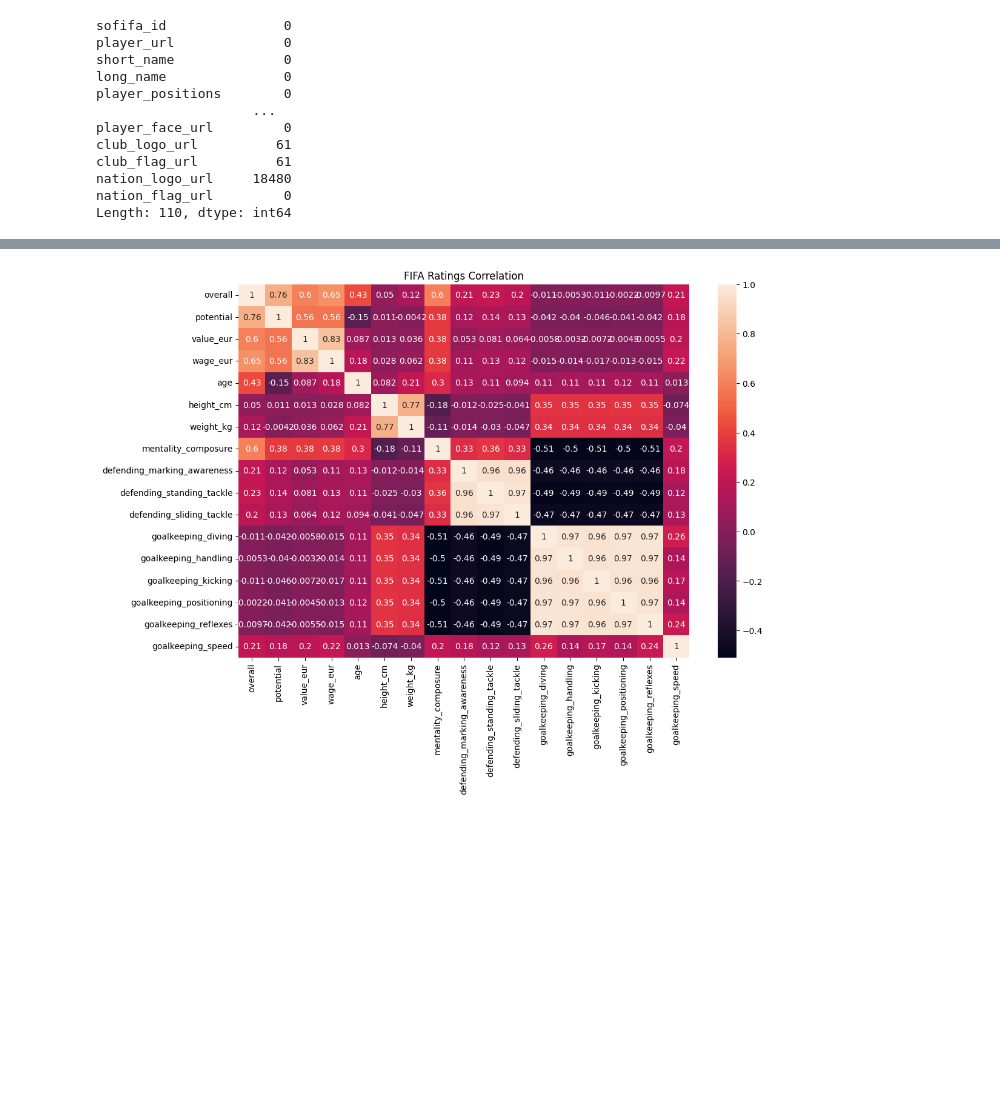
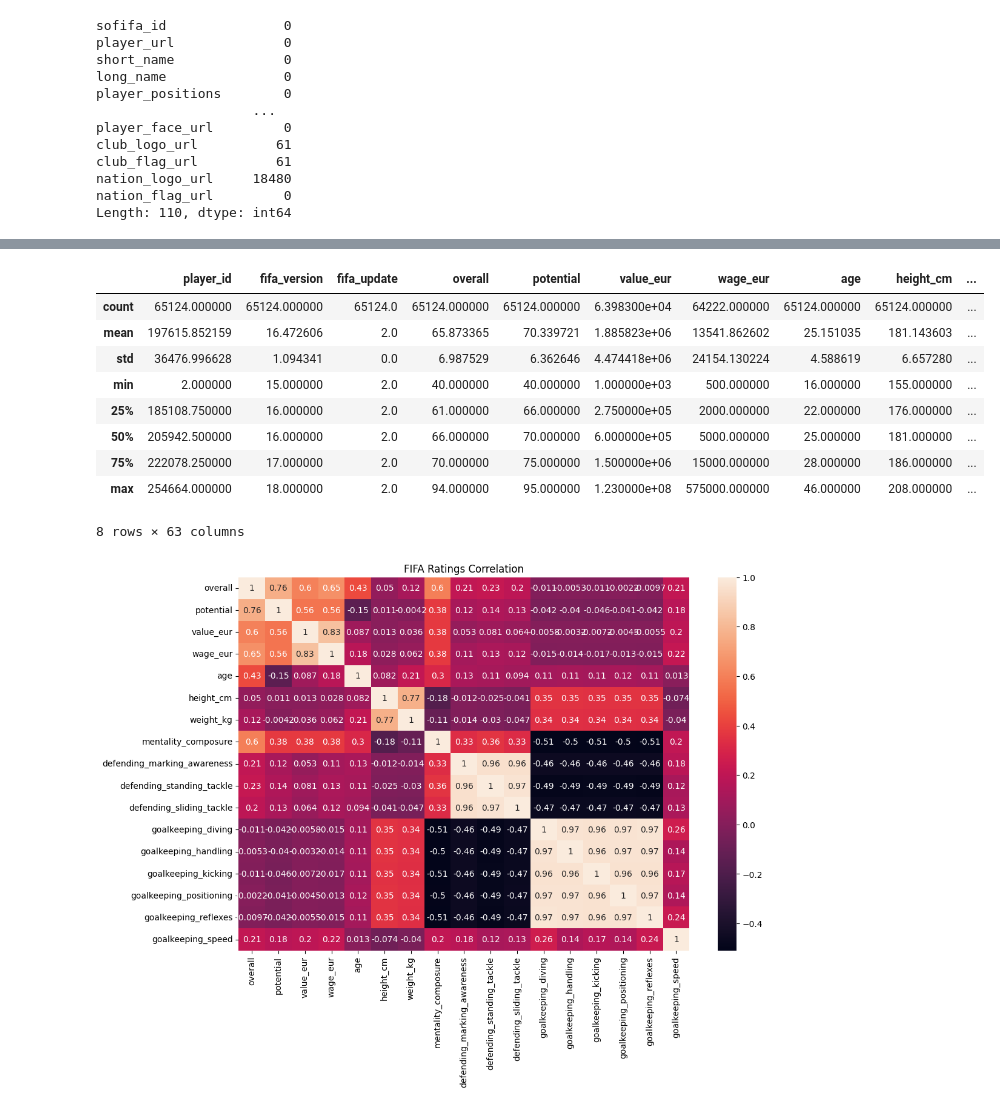
Before and after one commit to andrewsemtetteh/ANDREWTETTEH._SportsPrediction, a Jupyter notebook: AndrewTetteh_SportsPrediction.ipynb, the cells around one changed output, grey strips where cells are left out. Cells and saved outputs as stored; diff of their text form; code cells hidden in the pictures; blank space fills up the shorter version.

```diff
--- a/AndrewTetteh_SportsPrediction.ipynb
+++ b/AndrewTetteh_SportsPrediction.ipynb
@@ -68,3 +109,16 @@ Length: 110, dtype: int64
+# %%
+fifa_training.describe()
+# %% [output]
+|  | player_id | fifa_version | fifa_update | overall | potential | value_eur | wage_eur | age | height_cm | ... |
+| count | 65124.000000 | 65124.000000 | 65124.0 | 65124.000000 | 65124.000000 | 6.398300e+04 | 64222.000000 | 65124.000000 | 65124.000000 | ... |
+| mean | 197615.852159 | 16.472606 | 2.0 | 65.873365 | 70.339721 | 1.885823e+06 | 13541.862602 | 25.151035 | 181.143603 | ... |
+| std | 36476.996628 | 1.094341 | 0.0 | 6.987529 | 6.362646 | 4.474418e+06 | 24154.130224 | 4.588619 | 6.657280 | ... |
+| min | 2.000000 | 15.000000 | 2.0 | 40.000000 | 40.000000 | 1.000000e+03 | 500.000000 | 16.000000 | 155.000000 | ... |
+| 25% | 185108.750000 | 16.000000 | 2.0 | 61.000000 | 66.000000 | 2.750000e+05 | 2000.000000 | 22.000000 | 176.000000 | ... |
+| 50% | 205942.500000 | 16.000000 | 2.0 | 66.000000 | 70.000000 | 6.000000e+05 | 5000.000000 | 25.000000 | 181.000000 | ... |
+| 75% | 222078.250000 | 17.000000 | 2.0 | 70.000000 | 75.000000 | 1.500000e+06 | 15000.000000 | 28.000000 | 186.000000 | ... |
+| max | 254664.000000 | 18.000000 | 2.0 | 94.000000 | 95.000000 | 1.230000e+08 | 575000.000000 | 46.000000 | 208.000000 | ... |
+8 rows × 63 columns
 # %%
 # dropping the rows in 'overall' column
 fifa_training.dropna(subset=['overall'], inplace=True)
```
Also changed, not shown: parts of 15 cells of this notebook.
